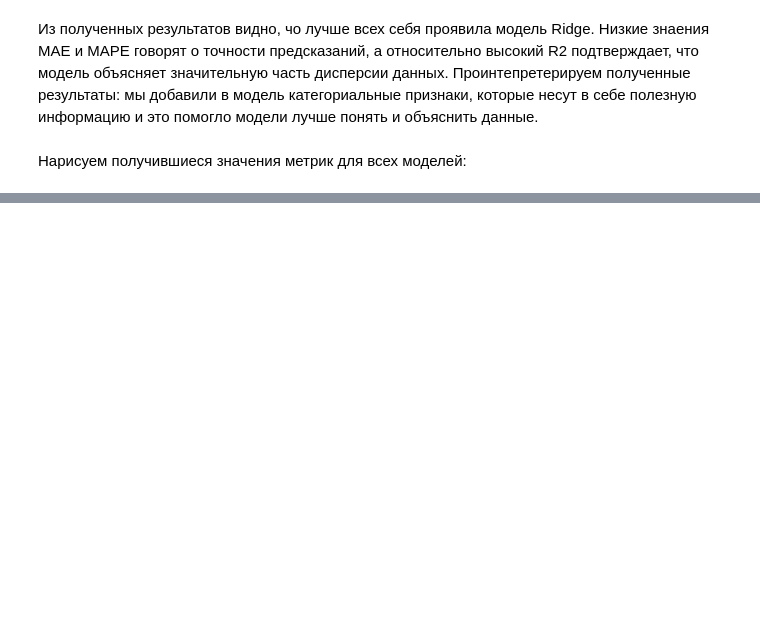
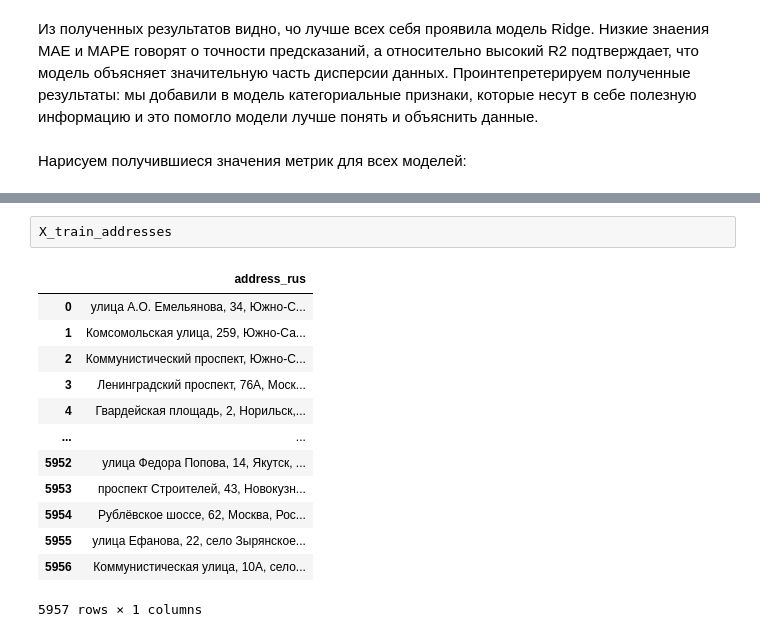
Before and after one commit to Aculanma/determining-the-popularity-of-geolocation-for-atm-placement, a Jupyter notebook: years_project_checkpoint3.ipynb, the cells around one changed output, grey strips where cells are left out. Cells and saved outputs as stored; diff of their text form; blank space fills up the shorter version.

```diff
--- a/years_project_checkpoint3.ipynb
+++ b/years_project_checkpoint3.ipynb
@@ -906,0 +1188,16 @@ plt.show()
+# %%
+X_train_addresses
+# %% [output]
+|  | address_rus |
+| 0 | улица А.О. Емельянова, 34, Южно-С... |
+| 1 | Комсомольская улица, 259, Южно-Са... |
+| 2 | Коммунистический проспект, Южно-С... |
+| 3 | Ленинградский проспект, 76А, Моск... |
+| 4 | Гвардейская площадь, 2, Норильск,... |
+| ... | ... |
+| 5952 | улица Федора Попова, 14, Якутск, ... |
+| 5953 | проспект Строителей, 43, Новокузн... |
+| 5954 | Рублёвское шоссе, 62, Москва, Рос... |
+| 5955 | улица Ефанова, 22, село Зырянское... |
+| 5956 | Коммунистическая улица, 10А, село... |
+5957 rows × 1 columns
```
Also changed, not shown: parts of 160 cells of this notebook.
